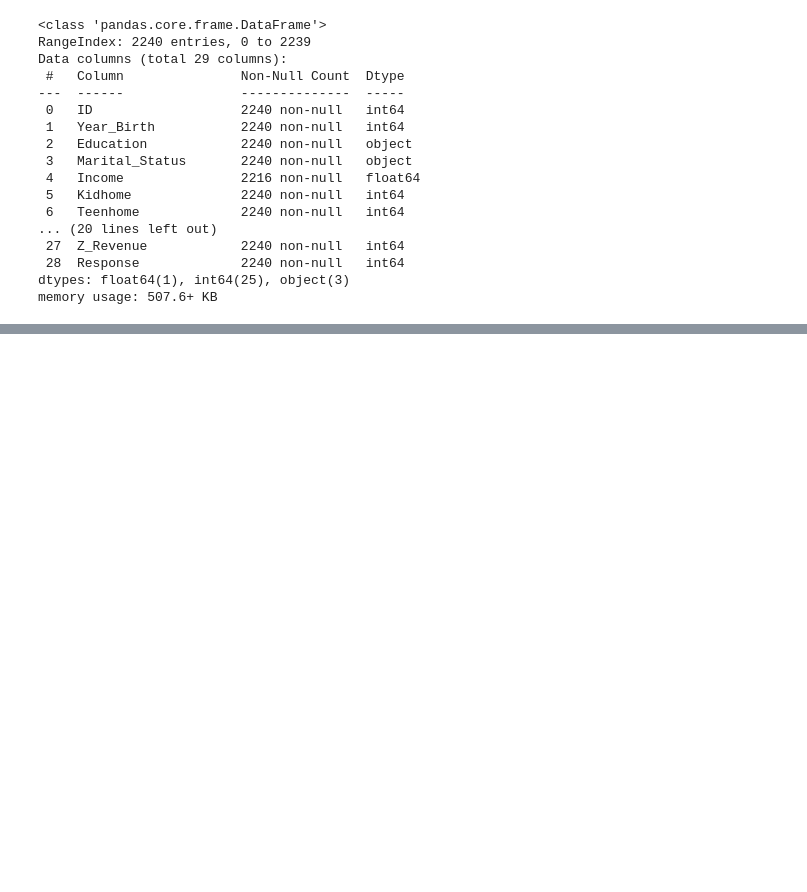
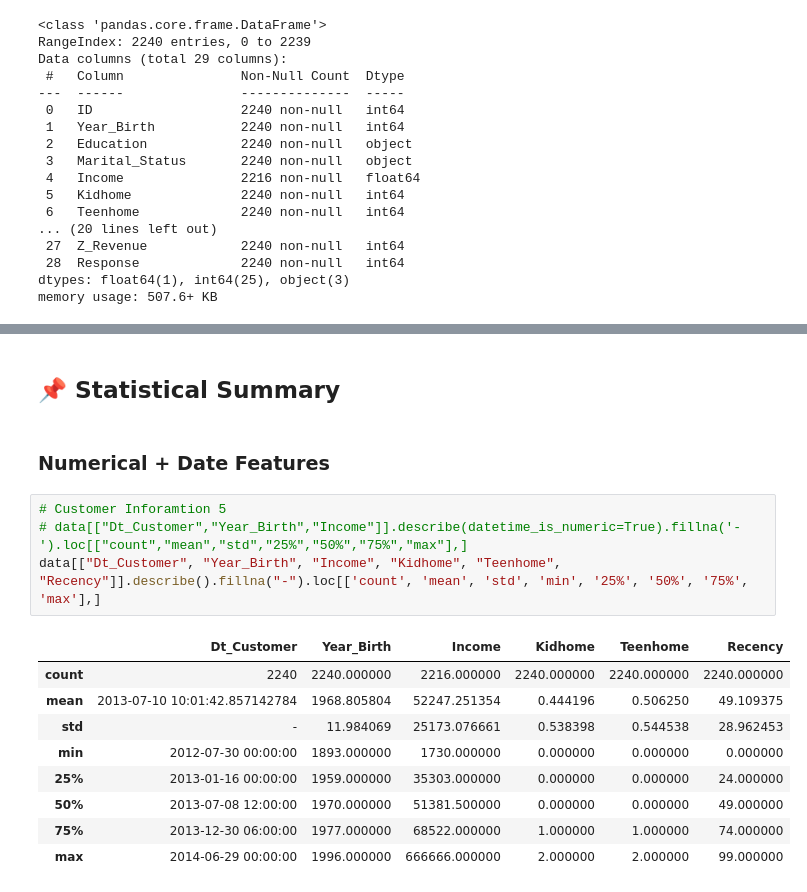
Before and after one commit to QaziSaim/Loot-Mart-marketing-campaign, a Jupyter notebook: [EDA_+_Ingiht]_Response_Prediction_Classification_Marketing_Campaign.ipynb, the cells around one changed output, grey strips where cells are left out. Saved outputs shown, nothing was run; the diff lists cells and outputs as text; blank space fills up the shorter version.

Commit message:
Statical Summary Continue

```diff
--- a/[EDA_+_Ingiht]_Response_Prediction_Classification_Marketing_Campaign.ipynb
+++ b/[EDA_+_Ingiht]_Response_Prediction_Classification_Marketing_Campaign.ipynb
@@ -403,0 +456,18 @@ memory usage: 507.6+ KB
+# %% [markdown]
+## **📌 Statistical Summary**
+# %% [markdown]
+### **Numerical + Date Features**
+# %%
+# Customer Inforamtion 5
+# data[["Dt_Customer","Year_Birth","Income"]].describe(datetime_is_numeric=True).fillna('-').loc[["count","mean","std","25%","50%","75%","max"],]
+data[["Dt_Customer", "Year_Birth", "Income", "Kidhome", "Teenhome", "Recency"]].describe().fillna("-").loc[['count', 'mean', 'std', 'min', '25%', '50%', '75%', 'max'],]
+# %% [output]
+|  | Dt_Customer | Year_Birth | Income | Kidhome | Teenhome | Recency |
+| count | 2240 | 2240.000000 | 2216.000000 | 2240.000000 | 2240.000000 | 2240.000000 |
+| mean | 2013-07-10 10:01:42.857142784 | 1968.805804 | 52247.251354 | 0.444196 | 0.506250 | 49.109375 |
+| std | - | 11.984069 | 25173.076661 | 0.538398 | 0.544538 | 28.962453 |
+| min | 2012-07-30 00:00:00 | 1893.000000 | 1730.000000 | 0.000000 | 0.000000 | 0.000000 |
+| 25% | 2013-01-16 00:00:00 | 1959.000000 | 35303.000000 | 0.000000 | 0.000000 | 24.000000 |
+| 50% | 2013-07-08 12:00:00 | 1970.000000 | 51381.500000 | 0.000000 | 0.000000 | 49.000000 |
+| 75% | 2013-12-30 06:00:00 | 1977.000000 | 68522.000000 | 1.000000 | 1.000000 | 74.000000 |
+| max | 2014-06-29 00:00:00 | 1996.000000 | 666666.000000 | 2.000000 | 2.000000 | 99.000000 |
```
Also changed, not shown: parts of 11 cells of this notebook.
